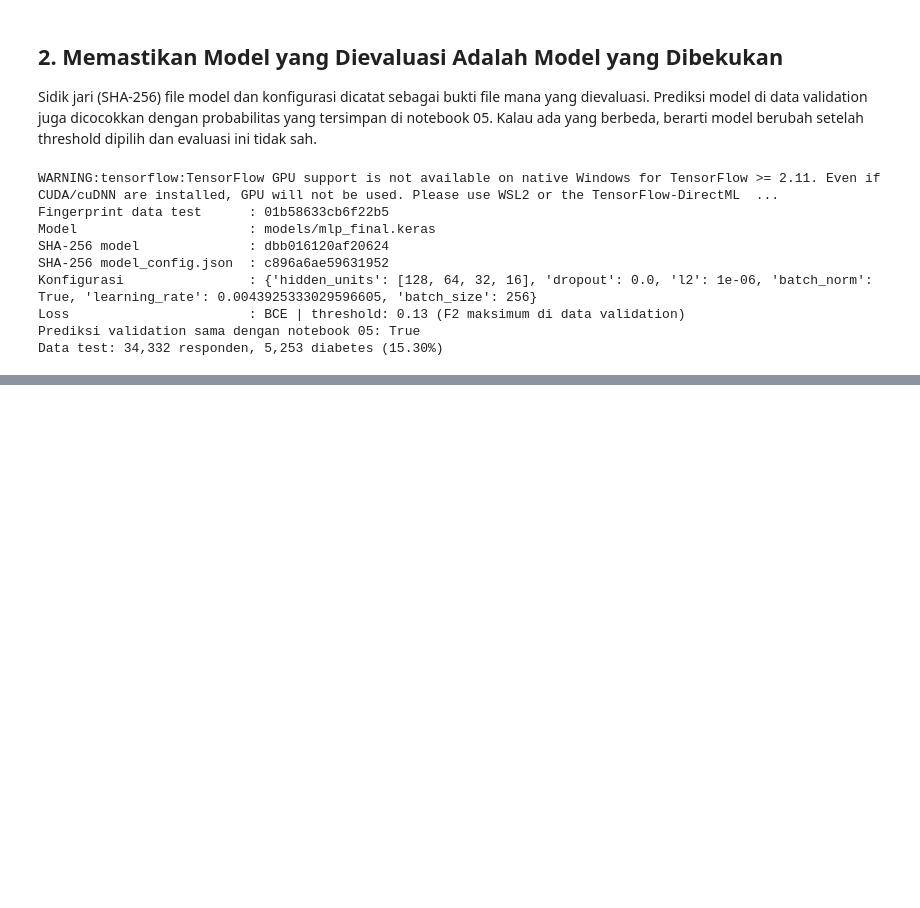
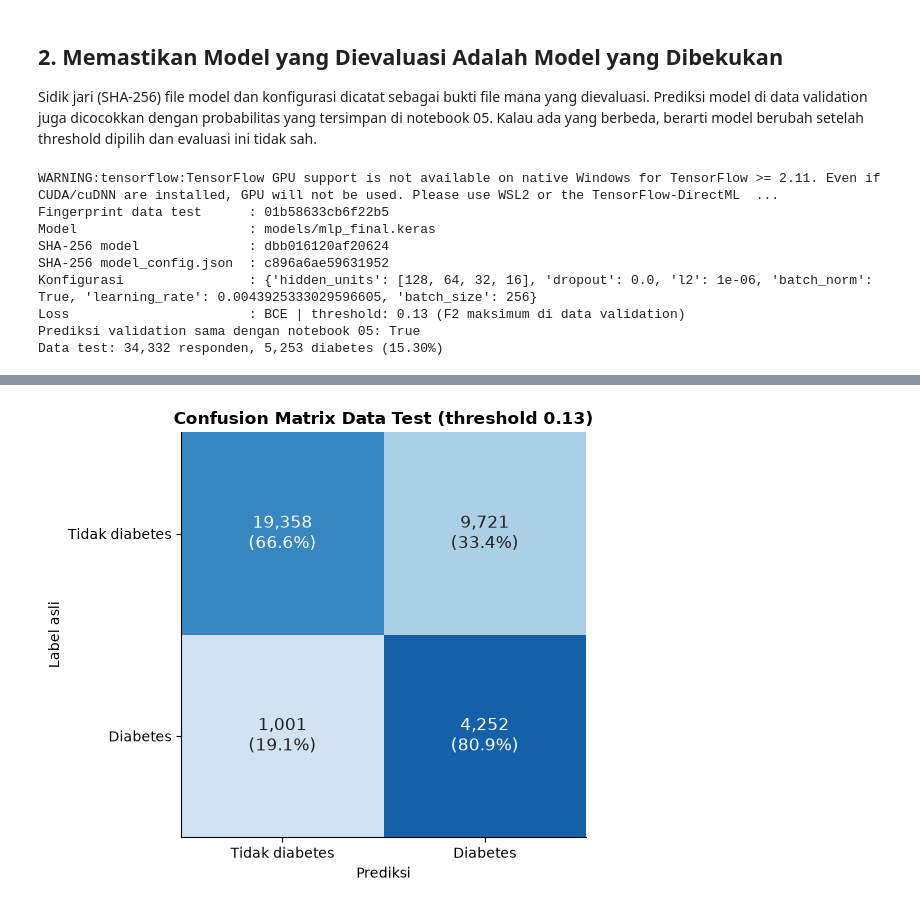
Before and after one commit to felix-malvin/mythos-diabetes-risk-mlp, a Jupyter notebook: notebooks/07_evaluasi_final.ipynb, the cells around one changed output, grey strips where cells are left out. Drawn from its saved outputs; the diff is of its cells as text; code cells hidden in the pictures; blank space fills up the shorter version.

Commit message:
Evaluasi: Menguji performa model final pada data testing

```diff
--- a/notebooks/07_evaluasi_final.ipynb
+++ b/notebooks/07_evaluasi_final.ipynb
@@ -99,0 +104,15 @@ Data test: 34,332 responden, 5,253 diabetes (15.30%)
+# %%
+prob_test = inf.predict_proba(model, data["X_test"])
+m_test = ev.metrics_at_threshold(y_test, prob_test, THRESHOLD)
+r_test = ev.ranking_metrics(y_test, prob_test)
+
+ringkas_test = pd.Series({
+    "PR-AUC": r_test["pr_auc"], "ROC-AUC": r_test["roc_auc"],
+    "Recall (sensitivitas)": m_test["recall"], "Precision": m_test["precision"],
+    "Specificity": m_test["specificity"], "F1-score": m_test["f1"], "F2-score": m_test["f2"],
+    "Accuracy": m_test["accuracy"], "Persen ditandai berisiko": m_test["persen_diprediksi_positif"],
+})
+display(ringkas_test.round(4).to_frame(f"test (threshold {THRESHOLD})"))
+
+pred_test = (prob_test >= THRESHOLD).astype(int)
+print(classification_report(y_test, pred_test, target_names=[config.CLASS_LABELS[0], config.CLASS_LABELS[1]], digits=4))
@@ -99,0 +138,21 @@ Data test: 34,332 responden, 5,253 diabetes (15.30%)
+# %%
+cm = np.array([[m_test["tn"], m_test["fp"]], [m_test["fn"], m_test["tp"]]])
+cm_pct = cm / cm.sum(axis=1, keepdims=True)
+fig, ax = plt.subplots(figsize=(6.5, 5))
+ax.imshow(cm_pct, cmap="Blues", vmin=0, vmax=1)
+for i in range(2):
+    for j in range(2):
+        ax.text(j, i, f"{cm[i, j]:,}\n({cm_pct[i, j]:.1%})", ha="center", va="center", fontsize=12,
+                color="white" if cm_pct[i, j] > 0.6 else "#222222")
+lbl = [config.CLASS_LABELS[0], config.CLASS_LABELS[1]]
+ax.set_xticks([0, 1], lbl)
+ax.set_yticks([0, 1], lbl)
+ax.set_xlabel("Prediksi")
+ax.set_ylabel("Label asli")
+ax.grid(False)
+ax.set_title(f"Confusion Matrix Data Test (threshold {THRESHOLD})", fontweight="bold")
+fig.tight_layout()
+viz.save_fig(fig, "eval_01_confusion_matrix_test")
+plt.show()
+# %% [output]
+[figure, added]
```
Also changed, not shown: parts of 2 cells of this notebook, 1 other file.
